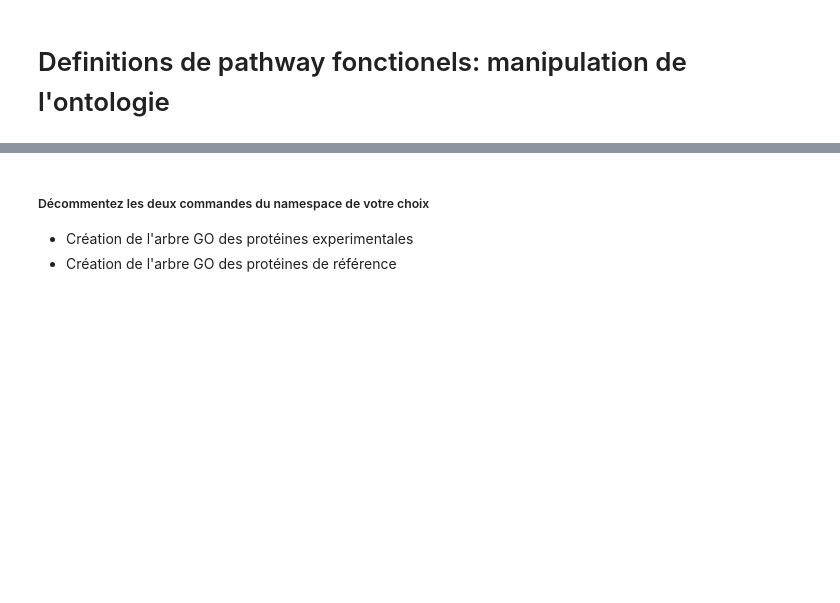
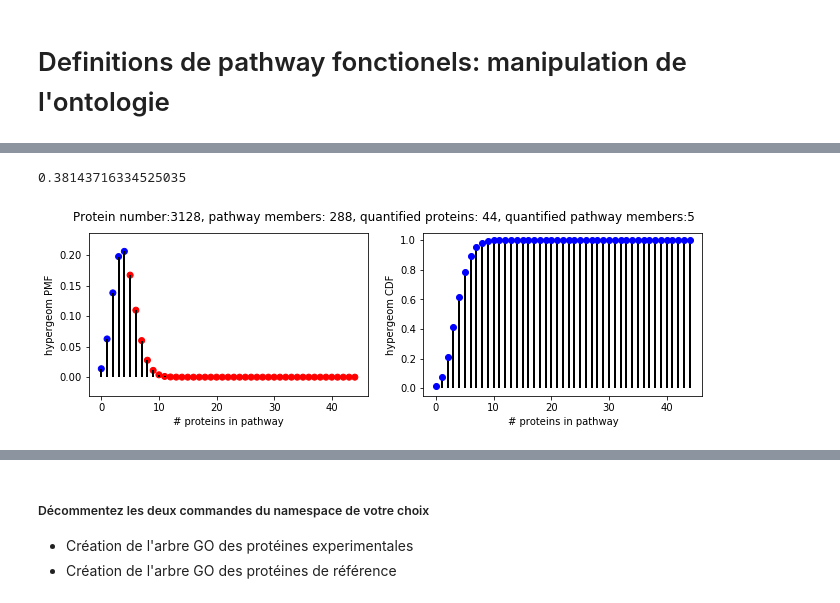
Before and after one commit to glaunay/VDB_jupyter, a Jupyter notebook: solutions/TP2_solutions.ipynb, the cells around one changed output, grey strips where cells are left out. Saved outputs shown, nothing was run; the diff lists cells and outputs as text; code cells hidden in the pictures; blank space fills up the shorter version.

```diff
--- a/solutions/TP2_solutions.ipynb
+++ b/solutions/TP2_solutions.ipynb
@@ -207,7 +206,6 @@ L'enrichissement en terme GO parmi les protéines surabondantes sera estimé par
 ![caption](../figs/lollipop.png)
 # %%
 from scipy.stats import hypergeom
-%matplotlib inline
 saList = dfClean[ dfClean['Log2 Corrected Abundance Ratio'] > 0.0 ]['Accession'].tolist()
 
 def righEnd_pValue(N, n, K, k):
@@ -216,7 +214,7 @@ def righEnd_pValue(N, n, K, k):
     x = np.arange(0, n+1)
     pmf_pathway_members = rv.pmf(x)
     cmf_pathway_members = rv.cdf(x)
-    fig = plt.figure(figsize=(14, 5))
+    fig = plt.figure(figsize=(11, 3))
     ax = fig.add_subplot(121)
     ax.scatter(x, pmf_pathway_members, color = [ 'b' if _x < k else 'r' for _x in x ])
     ax.vlines(x, 0, pmf_pathway_members, lw=2)
@@ -286,0 +378,3 @@ Loaded
+# %%
+goTreeObjExp = go.createGoTree(ns="biological process", proteinList=xpProtList, uniprotCollection=uniprotCollection)
+goTreeObjRef = go.createGoTree(ns="biological process", proteinList=K12.list, uniprotCollection=K12)
@@ -286,0 +405,12 @@ Loaded
+# %%
+saList = dfClean[ dfClean['Log2 Corrected Abundance Ratio'] > 0.0 ]['Accession'].tolist()
+xpList = dfClean['Accession'].tolist()
+k = len(set(goTreeObjExp.getMembersByName("transmembrane transport")) & set(saList))
+K = len(goTreeObjRef.getMembersByName("transmembrane transport"))
+n = len(saList)
+N = goTreeObjRef.dimensions[2]
+%matplotlib inline
+righEnd_pValue(N, n, K, k)
+# %% [output]
+0.38143716334525035
+[figure, added]
```
Also changed, not shown: parts of 15 cells of this notebook, 1 other file.
